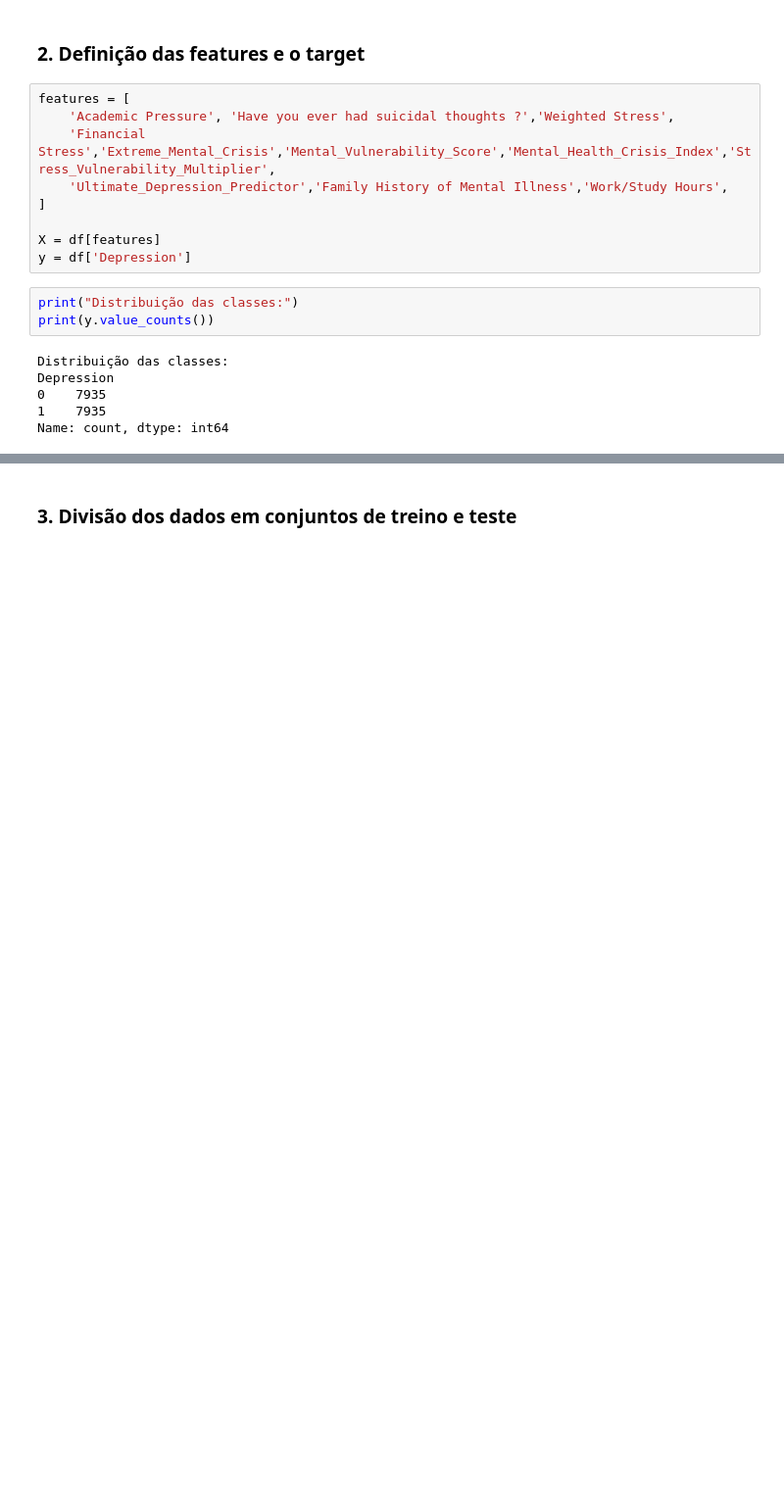
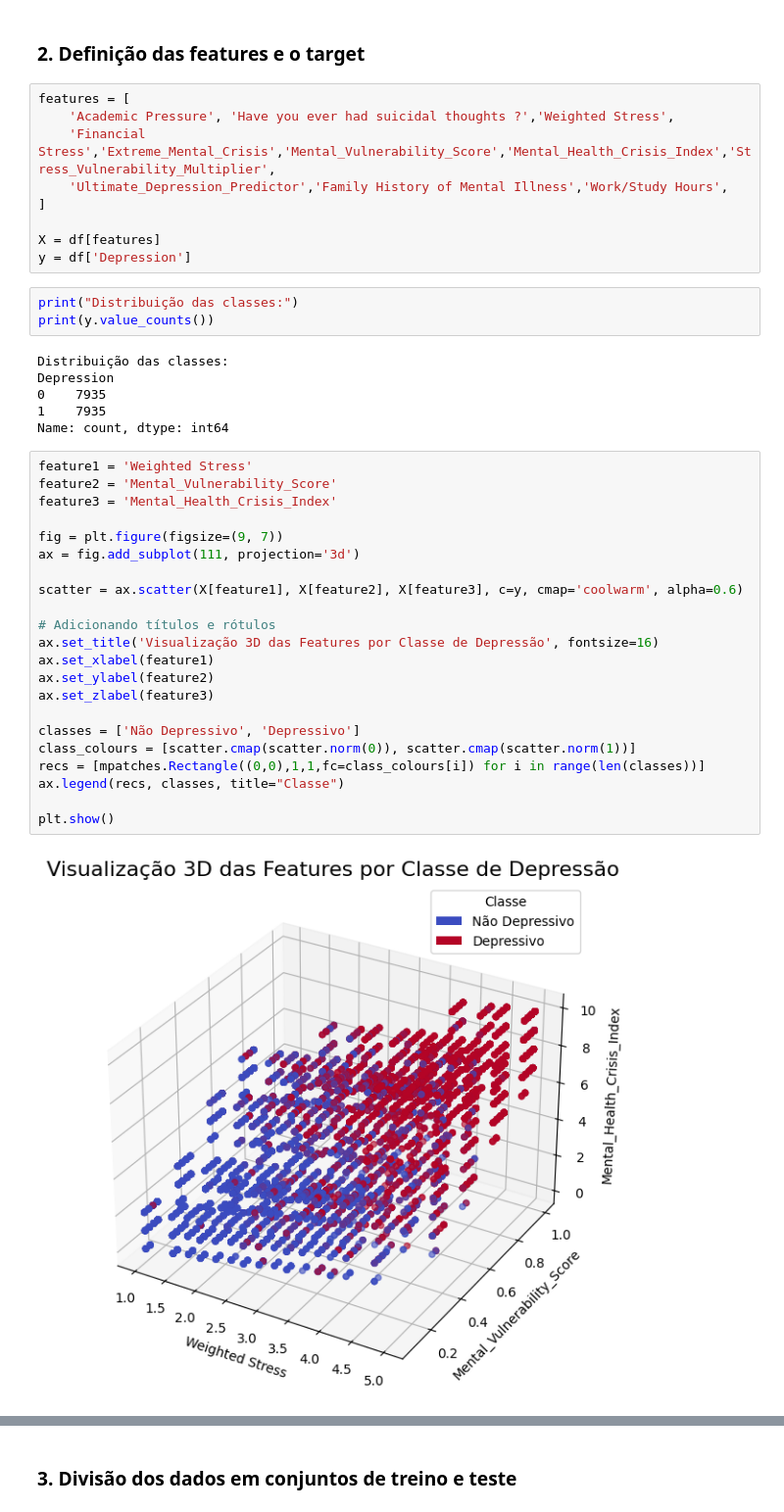
Before and after one commit to wesleyvieira1/StudentsDepressionPredict, a Jupyter notebook: modelos/svm.ipynb, the cells around one changed output, grey strips where cells are left out. Shown at 98% size. Cells and saved outputs as stored; diff of their text form; blank space fills up the shorter version.

```diff
--- a/modelos/svm.ipynb
+++ b/modelos/svm.ipynb
@@ -47,3 +49,27 @@ Depression
 0    7935
 1    7935
 Name: count, dtype: int64
+# %%
+feature1 = 'Weighted Stress'
+feature2 = 'Mental_Vulnerability_Score'
+feature3 = 'Mental_Health_Crisis_Index'
+
+fig = plt.figure(figsize=(9, 7))
+ax = fig.add_subplot(111, projection='3d')
+
+scatter = ax.scatter(X[feature1], X[feature2], X[feature3], c=y, cmap='coolwarm', alpha=0.6)
+
+# Adicionando títulos e rótulos
+ax.set_title('Visualização 3D das Features por Classe de Depressão', fontsize=16)
+ax.set_xlabel(feature1)
+ax.set_ylabel(feature2)
+ax.set_zlabel(feature3)
+
+classes = ['Não Depressivo', 'Depressivo']
+class_colours = [scatter.cmap(scatter.norm(0)), scatter.cmap(scatter.norm(1))]
+recs = [mpatches.Rectangle((0,0),1,1,fc=class_colours[i]) for i in range(len(classes))]
+ax.legend(recs, classes, title="Classe")
+
+plt.show()
+# %% [output]
+[figure, added]
```
Also changed, not shown: parts of 3 cells of this notebook, 2 other files.
